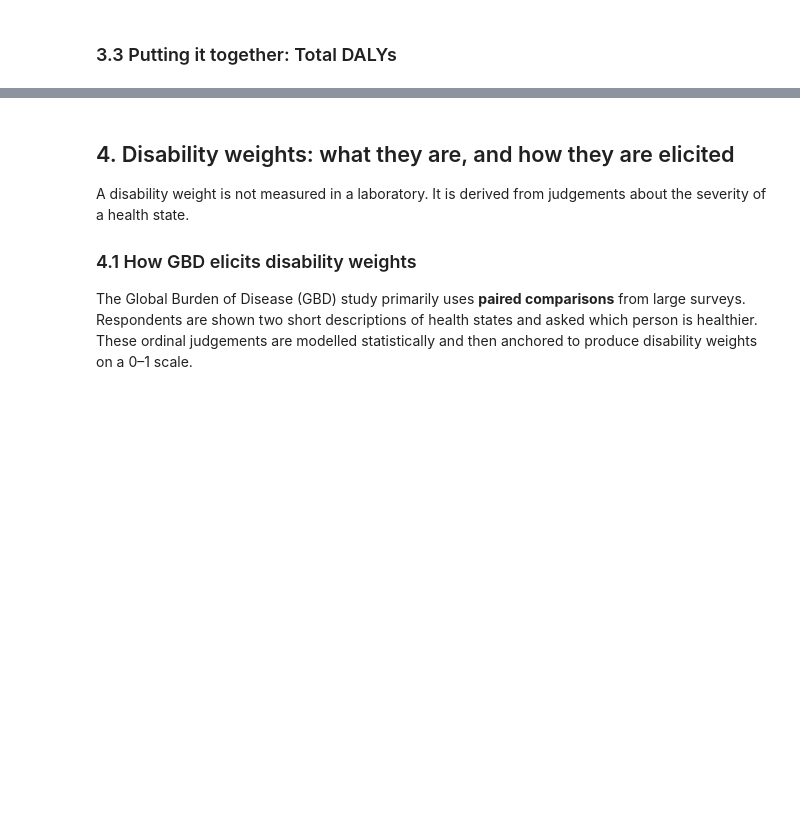
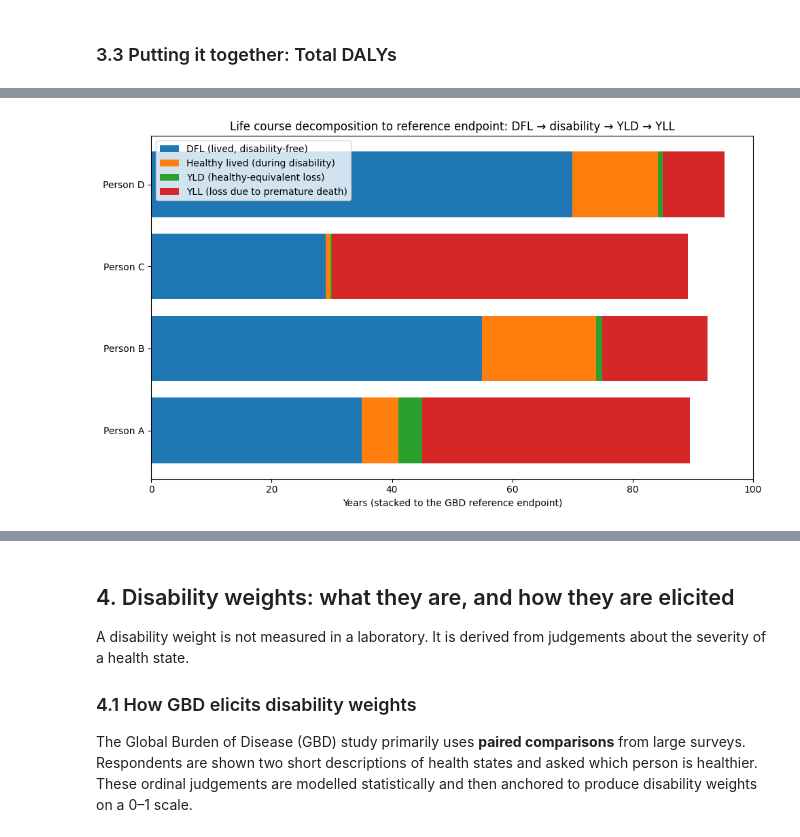
Before and after one commit to ggkuhnle/fb2nep-epi, a Jupyter notebook: notebooks/12_qaly_v2.ipynb, the cells around one changed output, grey strips where cells are left out. Saved outputs shown, nothing was run; the diff lists cells and outputs as text; code cells hidden in the pictures; blank space fills up the shorter version.

```diff
--- a/notebooks/12_qaly_v2.ipynb
+++ b/notebooks/12_qaly_v2.ipynb
@@ -347,0 +443,74 @@ lbp = calculate_dalys(
+# %%
+
+
+# Example people structure (adjust to your actual list)
+people = [
+    {"id": "Person A", "age_at_death": 45, "years_with_condition": 10, "dw": get_dw("Moderate major depressive disorder")},
+    {"id": "Person B", "age_at_death": 75, "years_with_condition": 20, "dw": get_dw("Moderate low back pain with leg pain")},
+    {"id": "Person C", "age_at_death": 30, "years_with_condition":  1, "dw": get_dw("Vitamin A deficiency, with blindness")},
+    {"id": "Person D", "age_at_death": 85, "years_with_condition": 15, "dw": get_dw("Uncomplicated diabetes mellitus type 2")},
+]
+
+rows = []
+for p in people:
+    age = p["age_at_death"]
+    t = p["years_with_condition"]
+    dw = p["dw"]
+
+    # Simple assumption for teaching: condition starts t years before death
+    dfl_years = max(age - t, 0)                 # years lived disability-free
+    lived_with_disability_healthy = t * (1 - dw)
+    yld = t * dw
+
+    # YLL from the reference life table (remaining LE at age of death)
+    yll = get_life_expectancy(age)
+
+    reference_endpoint = age + yll
+
+    rows.append({
+        "Person": p["id"],
+        "DFL (years lived disability-free)": dfl_years,
+        "Healthy lived (during disability)": lived_with_disability_healthy,
+        "YLD (healthy years lost)": yld,
+        "YLL (years of life lost)": yll,
+        "Reference endpoint age": reference_endpoint,
+    })
+
+df = pd.DataFrame(rows)
+
+# ---- Plot (horizontal stacked bars read better) ----
+fig, ax = plt.subplots(figsize=(10, 6))
+
+y = np.arange(len(df))
+
+left = np.zeros(len(df))
+ax.barh(y, df["DFL (years lived disability-free)"], left=left, label="DFL (lived, disability-free)")
+left += df["DFL (years lived disability-free)"]
+
+ax.barh(y, df["Healthy lived (during disability)"], left=left, label="Healthy lived (during disability)")
+left += df["Healthy lived (during disability)"]
+
+ax.barh(y, df["YLD (healthy years lost)"], left=left, label="YLD (healthy-equivalent loss)")
+left += df["YLD (healthy years lost)"]
+
+ax.barh(y, df["YLL (years of life lost)"], left=left, label="YLL (loss due to premature death)")
+
+ax.set_yticks(y)
+ax.set_yticklabels(df["Person"])
+ax.set_xlabel("Years (stacked to the GBD reference endpoint)")
+ax.set_title("Life course decomposition to reference endpoint: DFL → disability → YLD → YLL")
+ax.legend()
+
+plt.tight_layout()
+plt.show()
+
+display(df[[
+    "Person",
+    "Reference endpoint age",
+    "DFL (years lived disability-free)",
+    "Healthy lived (during disability)",
+    "YLD (healthy years lost)",
+    "YLL (years of life lost)",
+]].round(2))
+# %% [output]
+[figure, added]
```
Also changed, not shown: parts of 8 cells of this notebook, 3 other files.
